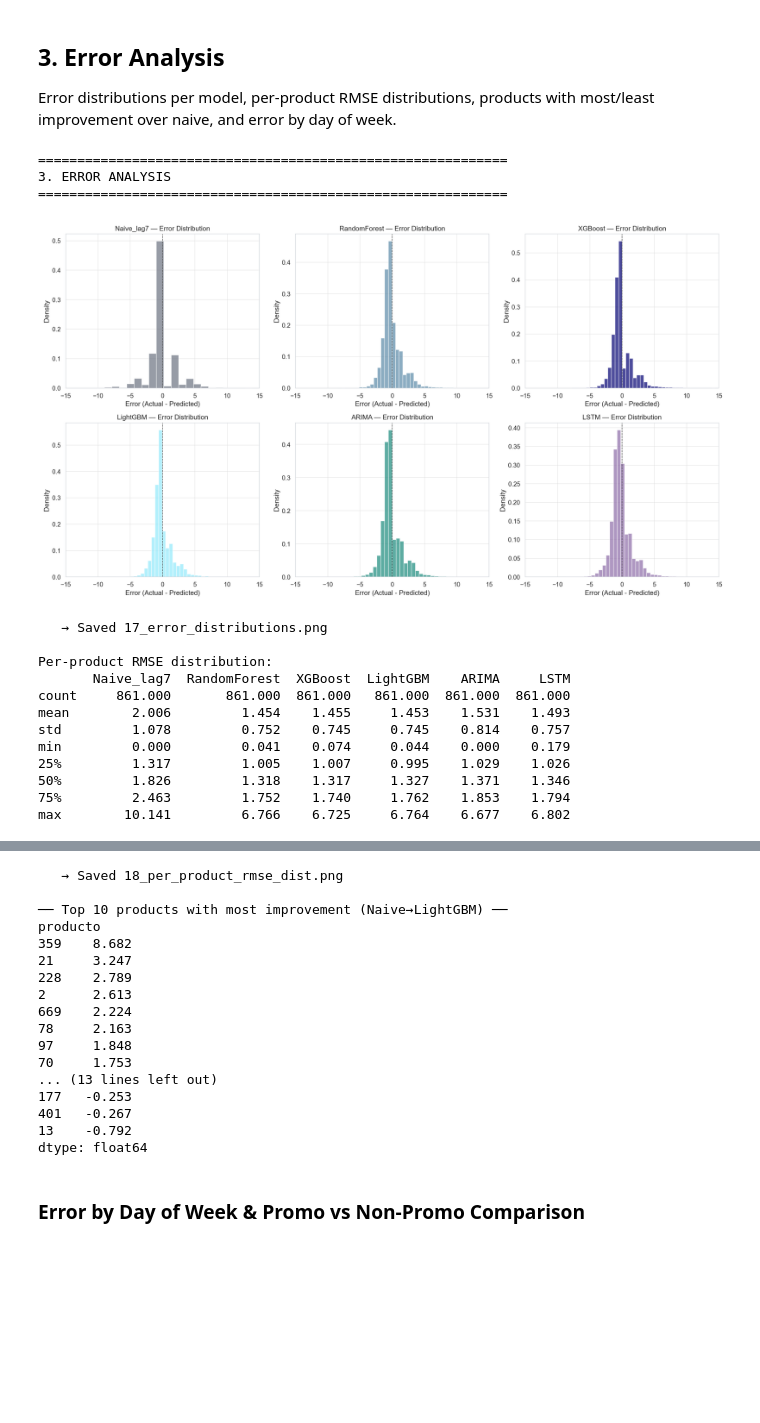
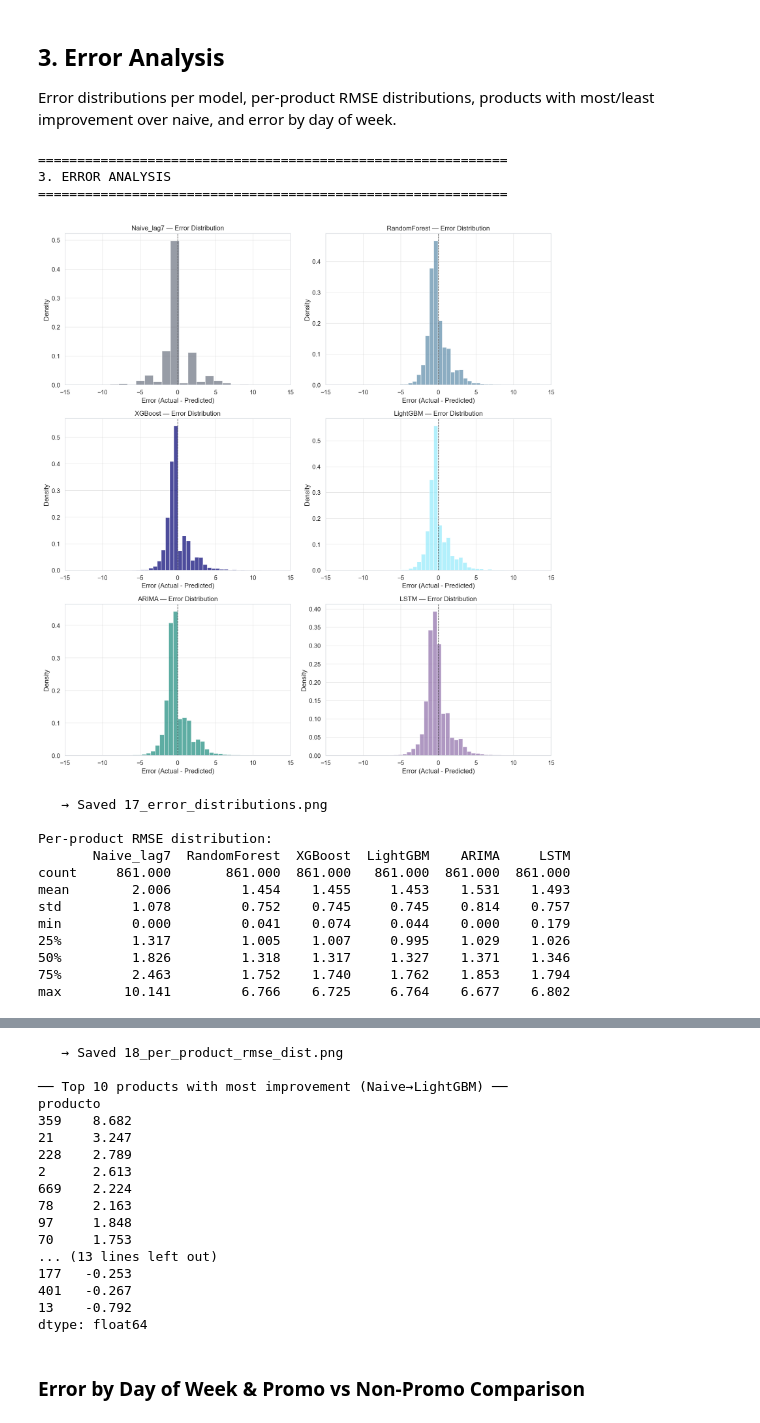
Before and after one commit to onamasserra/tfm-demand-forecasting, a Jupyter notebook: TFM_Ona_Code/04_evaluation.ipynb, the cells around one changed output, grey strips where cells are left out. Saved outputs shown, nothing was run; the diff lists cells and outputs as text; code cells hidden in the pictures; blank space fills up the shorter version.

Commit message:
fix: Change plot grids from 2x3 to 3x2 for better readability, center unpaired LSTM panel

```diff
--- a/TFM_Ona_Code/04_evaluation.ipynb
+++ b/TFM_Ona_Code/04_evaluation.ipynb
@@ -179,7 +179,7 @@ pf = preds.copy()
 models = ['Naive_lag7', 'RandomForest', 'XGBoost', 'LightGBM', 'ARIMA', 'LSTM']
 
 # 3.1 Error distribution per model
-fig, axes = plt.subplots(2, 3, figsize=(18, 10))
+fig, axes = plt.subplots(3, 2, figsize=(14, 15))
 for ax, m in zip(axes.flat, models):
     errors = pf[TARGET] - pf[m]
     ax.hist(errors, bins=80, edgecolor='white', alpha=0.7, density=True, color=get_model_color(m))
@@ -200,36 +200,39 @@ for m in models:
     prod_rmse[m] = per_prod
 
 prod_rmse_df = pd.DataFrame(prod_rmse)
 print(prod_rmse_df.describe().round(3))
 
-fig, axes = plt.subplots(2, 3, figsize=(18, 10))
+fig, axes = plt.subplots(3, 2, figsize=(14, 15))
 ml_models = ['RandomForest', 'XGBoost', 'LightGBM', 'ARIMA', 'LSTM']
 ml_colors = [get_model_color(m) for m in ml_models]
 for ax, ml_model, ml_color in zip(axes.flat[:5], ml_models, ml_colors):
     prod_rmse_df[['Naive_lag7', ml_model]].plot(
         kind='hist', bins=50, alpha=0.6, ax=ax, edgecolor='white',
         color=[get_model_color('Naive_lag7'), ml_color]
     )
     ax.set_title(f'Naive vs {ml_model}')
     ax.set_xlabel('RMSE')
 axes.flat[0].set_ylabel('Number of Products')
-axes.flat[3].set_ylabel('Number of Products')
+axes.flat[2].set_ylabel('Number of Products')
+axes.flat[4].set_ylabel('Number of Products')
+# Center the last panel (LSTM) by hiding the 6th and shifting
 axes.flat[5].set_visible(False)
+axes.flat[4].set_position([0.3, axes.flat[4].get_position().y0, axes.flat[4].get_position().width, axes.flat[4].get_position().height])
 plt.suptitle('Per-Product RMSE Distribution: Naive vs ML Models', fontsize=14)
 save_fig('18_per_product_rmse_dist')
 
 # 3.3 Products where ML improves most / least
 improvement = prod_rmse_df['Naive_lag7'] - prod_rmse_df['LightGBM']
 improvement = improvement.sort_values(ascending=False)
 print(f'\n\u2500\u2500 Top 10 products with most improvement (Naive\u2192LightGBM) \u2500\u2500')
 print(improvement.head(10).round(3))
 print(f'\n\u2500\u2500 10 products with least improvement \u2500\u2500')
 print(improvement.tail(10).round(3))
 # %% [output]
 ============================================================
 3. ERROR ANALYSIS
 ============================================================
-[figure, old version]
+[figure, new version]
    → Saved 17_error_distributions.png
 
 Per-product RMSE distribution:
```
Also changed, not shown: parts of 1 cell of this notebook, 2 other files.
